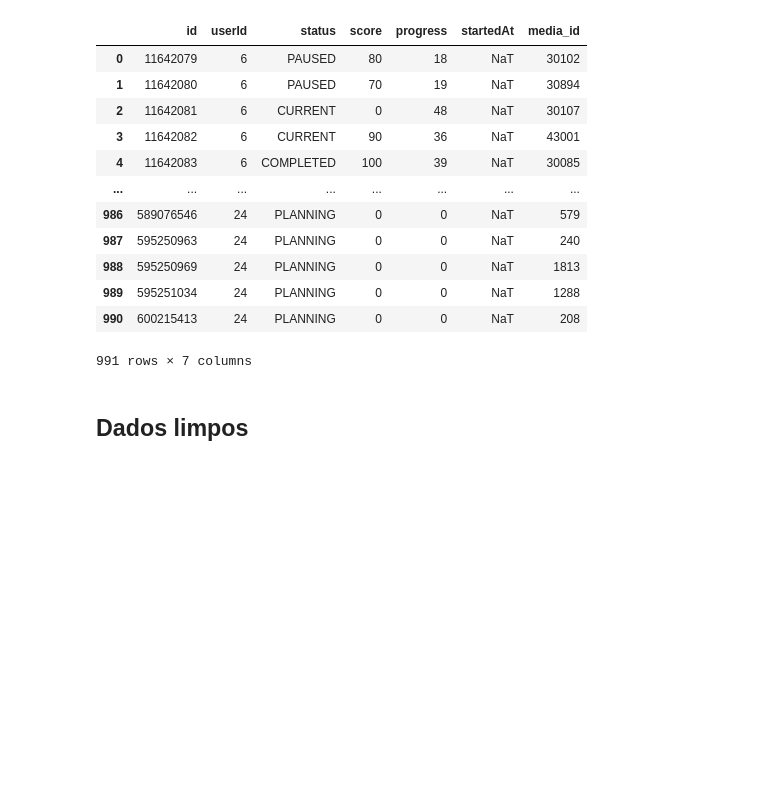
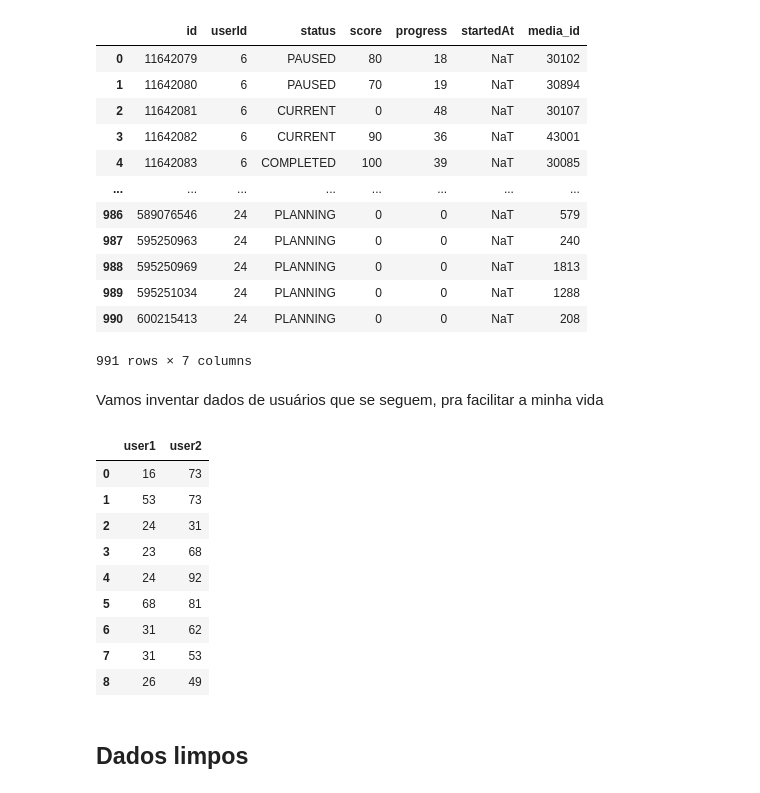
Before and after one commit to E-rhari/AniLista, a Jupyter notebook: requestApi.ipynb, the cells around one changed output. Cells and saved outputs as stored; diff of their text form; code cells hidden in the pictures; blank space fills up the shorter version.

```diff
--- a/requestApi.ipynb
+++ b/requestApi.ipynb
@@ -787,6 +787,37 @@ dfs['mediaList']
 | 989 | 595251034 | 24 | PLANNING | 0 | 0 | NaT | 1288 |
 | 990 | 600215413 | 24 | PLANNING | 0 | 0 | NaT | 208 |
 991 rows × 7 columns
+# %% [markdown]
+Vamos inventar dados de usuários que se seguem, pra facilitar a minha vida
+# %%
+import random
+
+dfs['user_user'] = pd.DataFrame(columns=['user1', 'user2'])
+for i in range(10):
+    a = random.choice(userIds)
+    b = random.choice(userIds)
+
+    if a == b:
+        continue
+
+    id1 = min(a,b)
+    id2 = max(a,b)
+
+    dfs['user_user'].loc[len(dfs['user_user'])] = [id1, id2]
+
+dfs['user_user'] = dfs['user_user'].drop_duplicates()
+dfs['user_user']
+# %% [output]
+|  | user1 | user2 |
+| 0 | 16 | 73 |
+| 1 | 53 | 73 |
+| 2 | 24 | 31 |
+| 3 | 23 | 68 |
+| 4 | 24 | 92 |
+| 5 | 68 | 81 |
+| 6 | 31 | 62 |
+| 7 | 31 | 53 |
+| 8 | 26 | 49 |
 # %% [markdown]
 ## Dados limpos
 # %%
```
Also changed, not shown: 1 other file.
